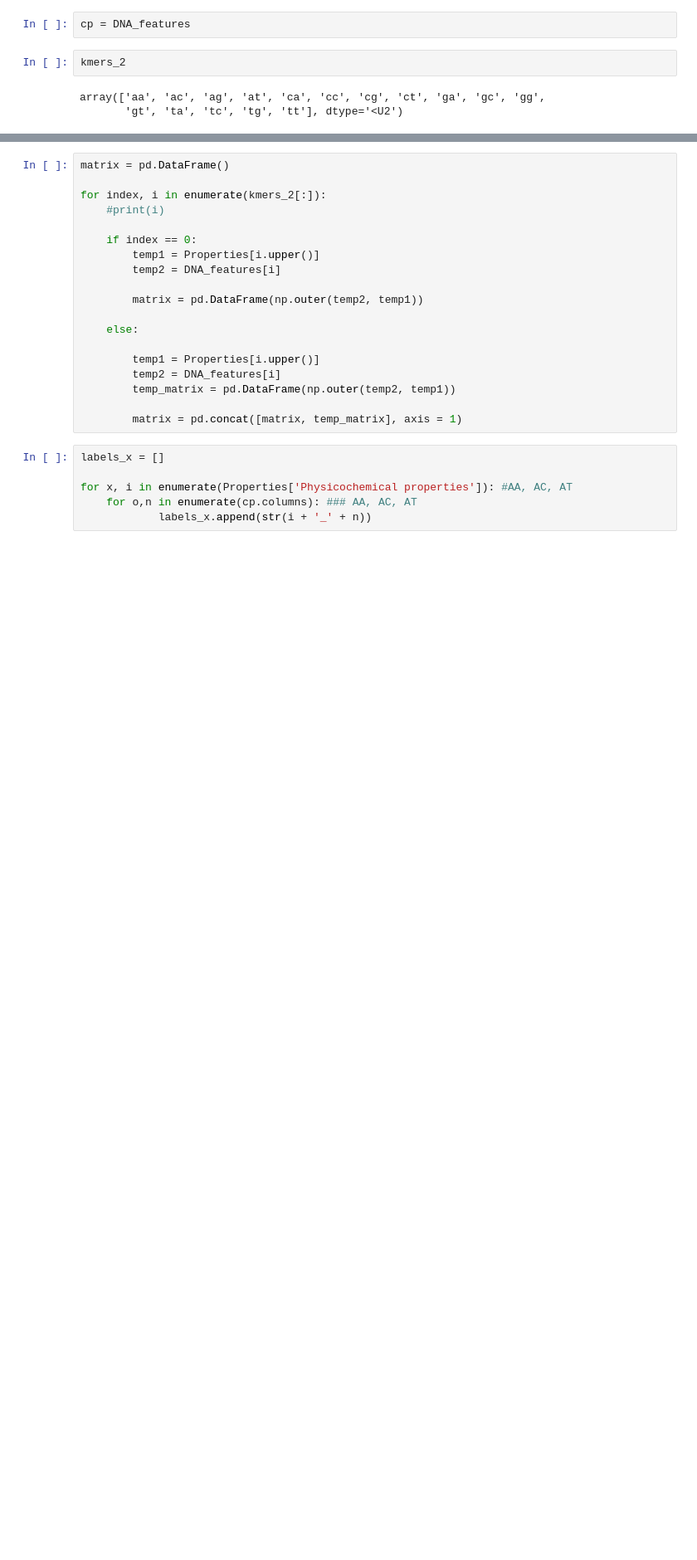
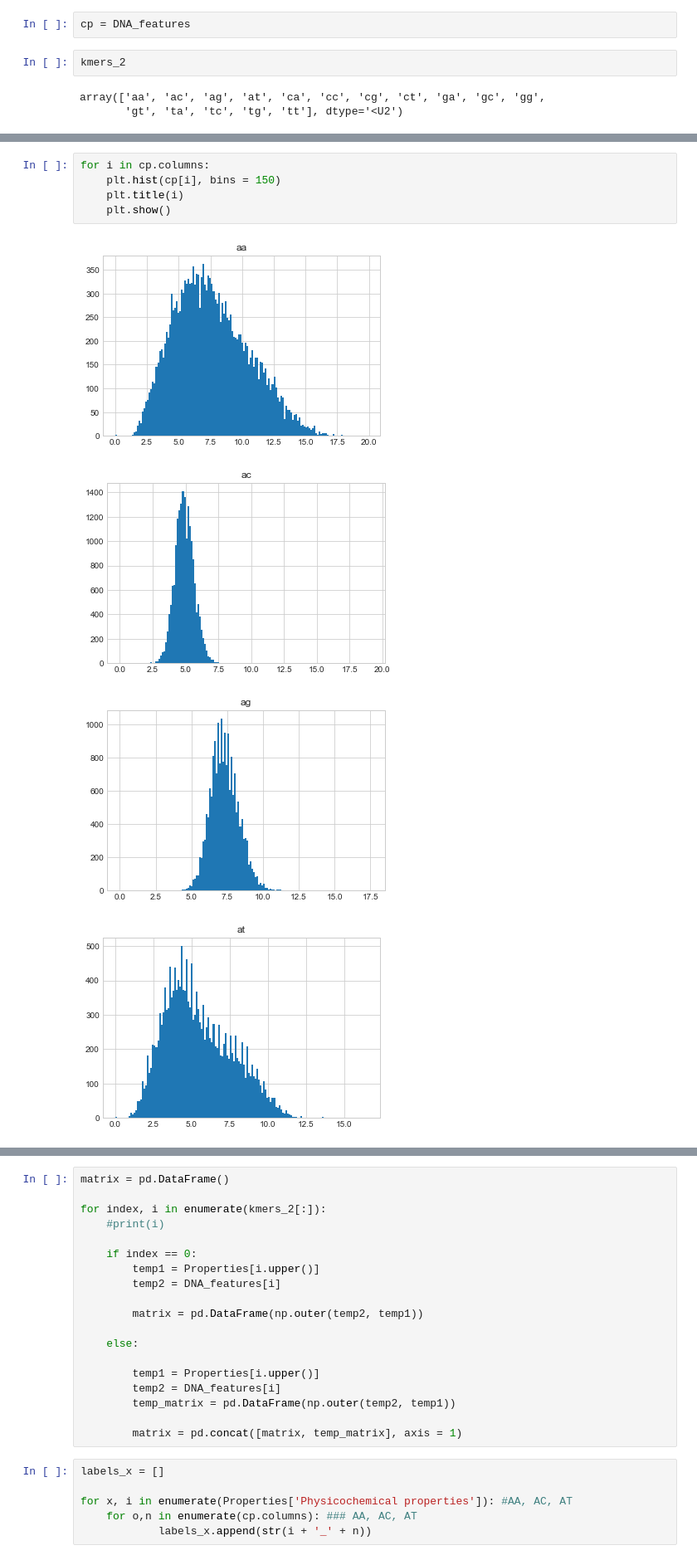
Before and after one commit to sermare/DeepOff, a Jupyter notebook: Random Forest.ipynb, the cells around one changed output, grey strips where cells are left out. Shown at 83% size. Saved outputs shown, nothing was run; the diff lists cells and outputs as text; blank space fills up the shorter version.

```diff
--- a/Random Forest.ipynb
+++ b/Random Forest.ipynb
@@ -126,0 +231,10 @@ array(['aa', 'ac', 'ag', 'at', 'ca', 'cc', 'cg', 'ct', 'ga', 'gc', 'gg',
+# %%
+for i in cp.columns:
+    plt.hist(cp[i], bins = 150)
+    plt.title(i)
+    plt.show()
+# %% [output]
+[figure, added]
+[figure, added]
+[figure, added]
+[figure, added]
```
Also changed, not shown: parts of 12 cells of this notebook, 1 other file.
